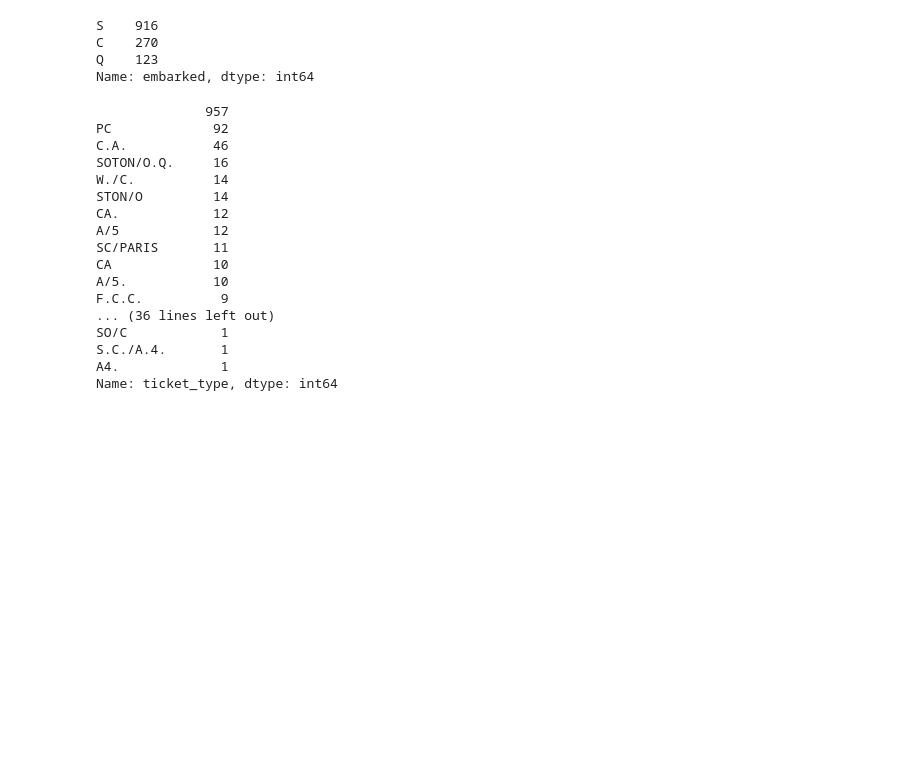
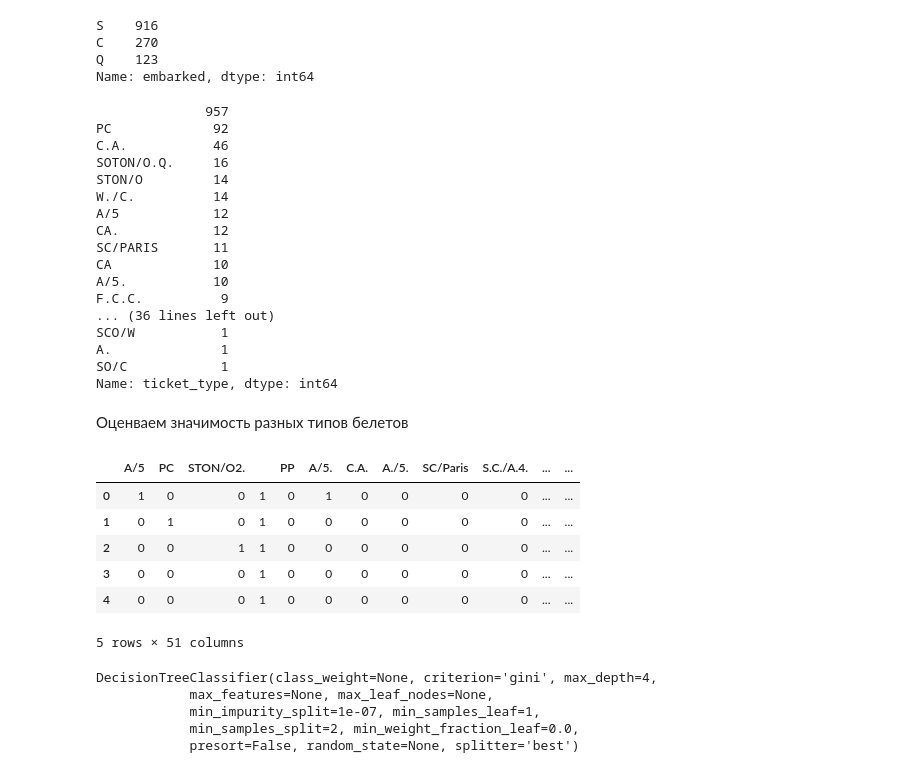
Before and after one commit to palich12/DataScientistDZ, a Jupyter notebook: DZ_2_1/homework.ipynb, the cells around one changed output. Cells and saved outputs as stored; diff of their text form; code cells hidden in the pictures; blank space fills up the shorter version.

```diff
--- a/DZ_2_1/homework.ipynb
+++ b/DZ_2_1/homework.ipynb
@@ -124,11 +132,14 @@ y = train.Survived
 # %%
+X['class1'] = (X.pclass == 1).astype(int)
+X['class2'] = (X.pclass == 2).astype(int)
+X['class3'] = (X.pclass == 3).astype(int)
 X['mr'] = X.name.str.contains("mr.").astype(int)
 X['mrs'] = X.name.str.contains("mrs.").astype(int)
 X['miss'] = X.name.str.contains("miss.").astype(int)
 X['name_len'] = X.name.str.len()
-X.age.fillna(X.age.median(), inplace=True)
-X.fare.fillna(X.fare.median(), inplace=True)
-X.sex = (X.sex =='male').astype(int)
+X['age_fill'] = X.age.fillna(X.age.median())
+X['fare_fill'] = X.fare.fillna(X.fare.median())
+X['is_mail'] = (X.sex =='male').astype(int)
 # %%
 X.cabin.fillna('_', inplace=True)
 X['cabin_liter'] = X.cabin.str[0]
@@ -156,22 +167,23 @@ Q    123
 Name: embarked, dtype: int64
 # %%
 X['ticket_type'] =  X.ticket.apply(lambda t: '' if ord(t.split()[0][0]) <= ord('9') else t.split()[0])
+X['ticket_type_len'] = X.ticket_type.str.len()
 X.ticket_type.value_counts()
 # %% [output]
               957
 PC             92
 C.A.           46
 SOTON/O.Q.     16
+STON/O         14
 W./C.          14
-STON/O         14
+A/5            12
 CA.            12
-A/5            12
 SC/PARIS       11
 CA             10
 A/5.           10
 F.C.C.          9
 ... (36 lines left out)
+SCO/W           1
+A.              1
 SO/C            1
-S.C./A.4.       1
-A4.             1
 Name: ticket_type, dtype: int64
@@ -179,0 +190,15 @@ X['ticket_type_len'] = X.ticket_type.str.len()
+# %% [markdown]
+Оценваем значимость разных типов белетов
+# %%
+Xticket_type = pd.DataFrame()
+for t in X.ticket_type.unique():
+    Xticket_type[t] = X[~X.is_test].ticket.str.contains(t).astype(int)
+Xticket_type.head()
+# %% [output]
+|  | A/5 | PC | STON/O2. |  | PP | A/5. | C.A. | A./5. | SC/Paris | S.C./A.4. | ... | ... |
+| 0 | 1 | 0 | 0 | 1 | 0 | 1 | 0 | 0 | 0 | 0 | ... | ... |
+| 1 | 0 | 1 | 0 | 1 | 0 | 0 | 0 | 0 | 0 | 0 | ... | ... |
+| 2 | 0 | 0 | 1 | 1 | 0 | 0 | 0 | 0 | 0 | 0 | ... | ... |
+| 3 | 0 | 0 | 0 | 1 | 0 | 0 | 0 | 0 | 0 | 0 | ... | ... |
+| 4 | 0 | 0 | 0 | 1 | 0 | 0 | 0 | 0 | 0 | 0 | ... | ... |
+5 rows × 51 columns
@@ -179,0 +209,8 @@ X['ticket_type_len'] = X.ticket_type.str.len()
+# %%
+clf.fit(Xticket_type, train.Survived)
+# %% [output]
+DecisionTreeClassifier(class_weight=None, criterion='gini', max_depth=4,
+            max_features=None, max_leaf_nodes=None,
+            min_impurity_split=1e-07, min_samples_leaf=1,
+            min_samples_split=2, min_weight_fraction_leaf=0.0,
+            presort=False, random_state=None, splitter='best')
```
Also changed, not shown: parts of 11 cells of this notebook.
